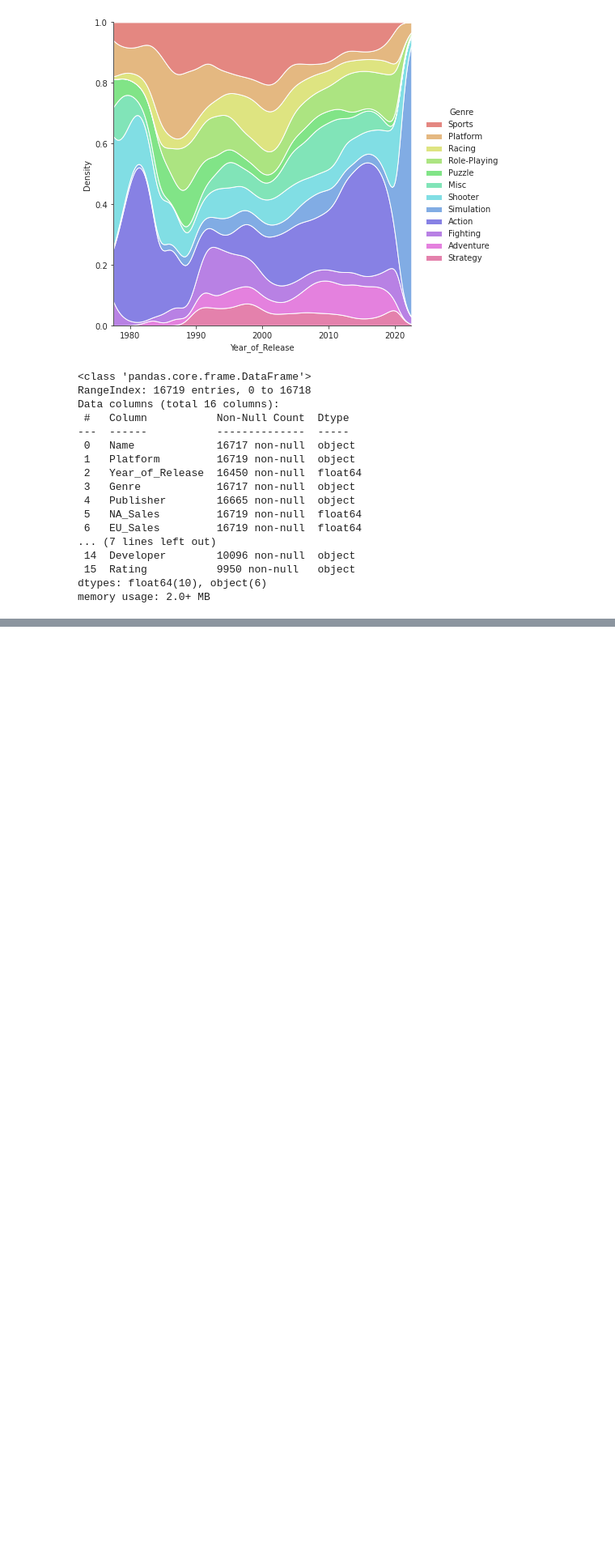
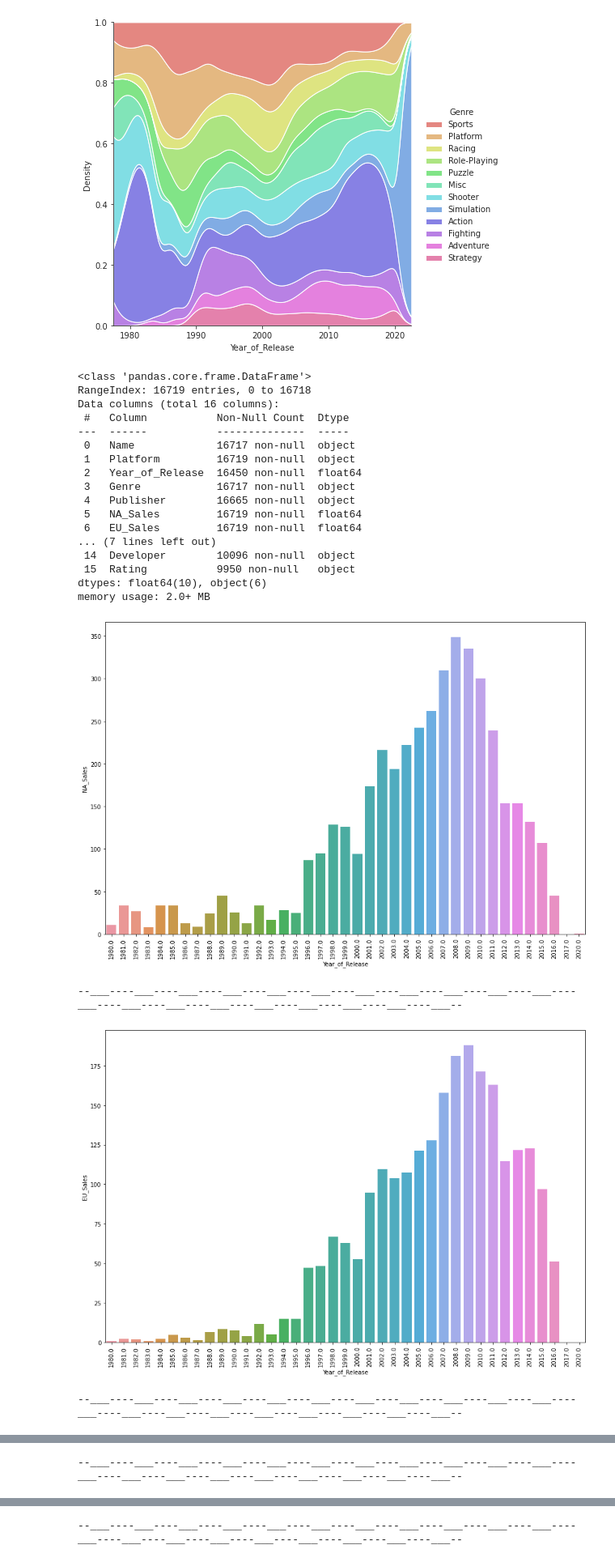
Before and after one commit to rushikeshnaik779/EDA, a Jupyter notebook: Video_Games_Sales.ipynb, the cells around one changed output, grey strips where cells are left out. Shown at 81% size. Saved outputs shown, nothing was run; the diff lists cells and outputs as text; code cells hidden in the pictures; blank space fills up the shorter version.

```diff
--- a/Video_Games_Sales.ipynb
+++ b/Video_Games_Sales.ipynb
@@ -716,3 +716,20 @@ Data columns (total 16 columns):
  15  Rating           9950 non-null   object
 dtypes: float64(10), object(6)
 memory usage: 2.0+ MB
+# %%
+sales = ['NA_Sales', 'EU_Sales', 'JP_Sales', 'Other_Sales', 'Global_Sales']
+
+for sale in sales:
+
+    data_year = data.groupby(by=['Year_of_Release'])[sale].sum()
+    data_year = data_year.reset_index()
+    plt.figure(figsize=(15, 10))
+    sns.barplot(x="Year_of_Release", y=sale, data=data_year)
+    plt.xticks(rotation=90)
+    plt.show()
+    print('--___--'*20)
+# %% [output]
+[figure, added]
+--___----___----___----___----___----___----___----___----___----___----___----___----___----___----___----___----___----___----___----___--
+[figure, added]
+--___----___----___----___----___----___----___----___----___----___----___----___----___----___----___----___----___----___----___----___--
@@ -718,0 +737 @@ memory usage: 2.0+ MB
+--___----___----___----___----___----___----___----___----___----___----___----___----___----___----___----___----___----___----___----___--
@@ -718,0 +739 @@ memory usage: 2.0+ MB
+--___----___----___----___----___----___----___----___----___----___----___----___----___----___----___----___----___----___----___----___--
```
Also changed, not shown: parts of 2 cells of this notebook.
